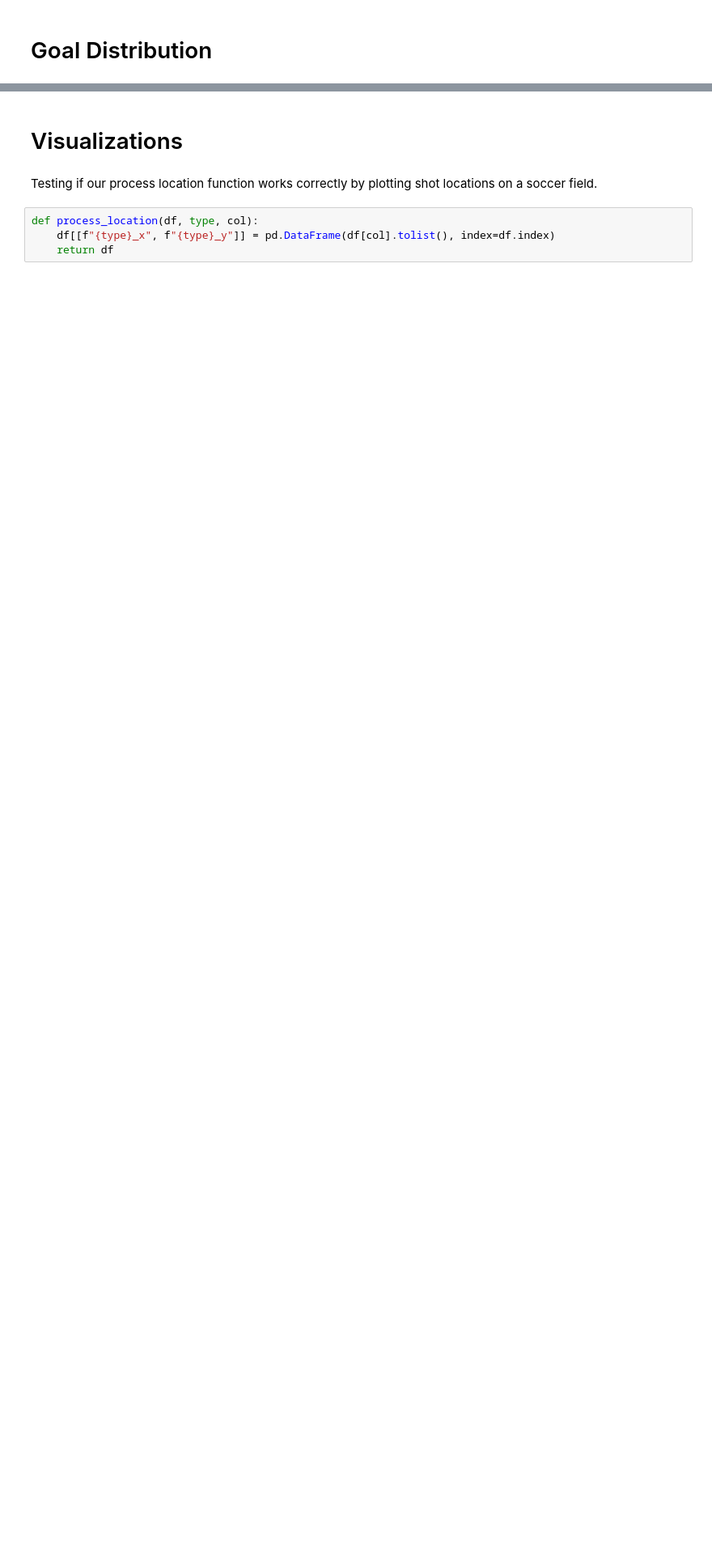
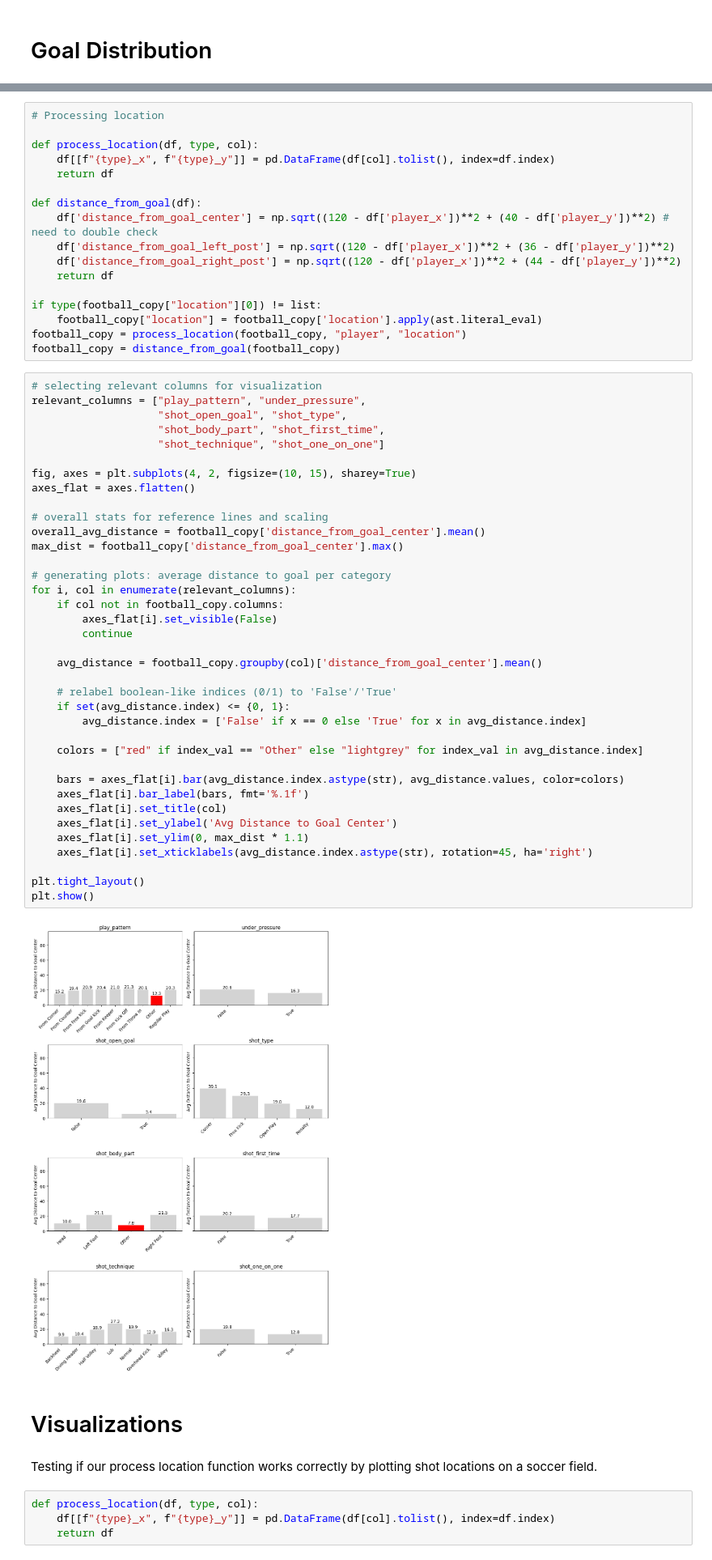
Before and after one commit to kaspar-soukup/expected_goals, a Jupyter notebook: Expected-Goals/notebooks/EDA.ipynb, the cells around one changed output, grey strips where cells are left out. Shown: that part at 81% size. Cells and saved outputs as stored; diff of their text form; blank space fills up the shorter version.

```diff
--- a/Expected-Goals/notebooks/EDA.ipynb
+++ b/Expected-Goals/notebooks/EDA.ipynb
@@ -348,3 +350,59 @@ plt.show()
+# %%
+# Processing location
+
+def process_location(df, type, col):
+    df[[f"{type}_x", f"{type}_y"]] = pd.DataFrame(df[col].tolist(), index=df.index)
+    return df
+
+def distance_from_goal(df):
+    df['distance_from_goal_center'] = np.sqrt((120 - df['player_x'])**2 + (40 - df['player_y'])**2) # need to double check
+    df['distance_from_goal_left_post'] = np.sqrt((120 - df['player_x'])**2 + (36 - df['player_y'])**2)
+    df['distance_from_goal_right_post'] = np.sqrt((120 - df['player_x'])**2 + (44 - df['player_y'])**2)
+    return df
+
+if type(football_copy["location"][0]) != list:
+    football_copy["location"] = football_copy['location'].apply(ast.literal_eval)
+football_copy = process_location(football_copy, "player", "location")
+football_copy = distance_from_goal(football_copy)
+# %%
+# selecting relevant columns for visualization
+relevant_columns = ["play_pattern", "under_pressure",
+                    "shot_open_goal", "shot_type",
+                    "shot_body_part", "shot_first_time",
+                    "shot_technique", "shot_one_on_one"]
+
+fig, axes = plt.subplots(4, 2, figsize=(10, 15), sharey=True)
+axes_flat = axes.flatten()
+
+# overall stats for reference lines and scaling
+overall_avg_distance = football_copy['distance_from_goal_center'].mean()
+max_dist = football_copy['distance_from_goal_center'].max()
+
+# generating plots: average distance to goal per category
+for i, col in enumerate(relevant_columns):
+    if col not in football_copy.columns:
+        axes_flat[i].set_visible(False)
+        continue
+
+    avg_distance = football_copy.groupby(col)['distance_from_goal_center'].mean()
+
+    # relabel boolean-like indices (0/1) to 'False'/'True'
+    if set(avg_distance.index) <= {0, 1}:
+        avg_distance.index = ['False' if x == 0 else 'True' for x in avg_distance.index]
+
+    colors = ["red" if index_val == "Other" else "lightgrey" for index_val in avg_distance.index]
+
+    bars = axes_flat[i].bar(avg_distance.index.astype(str), avg_distance.values, color=colors)
+    axes_flat[i].bar_label(bars, fmt='%.1f')
+    axes_flat[i].set_title(col)
+    axes_flat[i].set_ylabel('Avg Distance to Goal Center')
+    axes_flat[i].set_ylim(0, max_dist * 1.1)
+    axes_flat[i].set_xticklabels(avg_distance.index.astype(str), rotation=45, ha='right')
+
+plt.tight_layout()
+plt.show()
+# %% [output]
+[figure, added]
 # %% [markdown]
 # Visualizations
 # %% [markdown]
```
Also changed, not shown: parts of 4 cells of this notebook, 2 other files.
